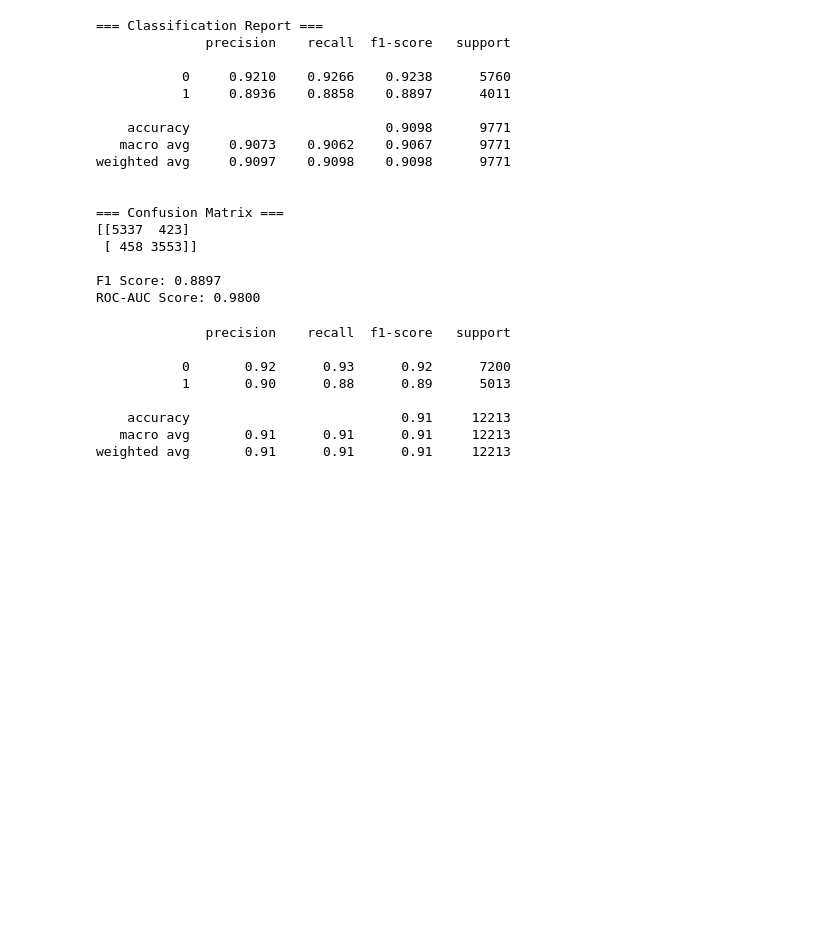
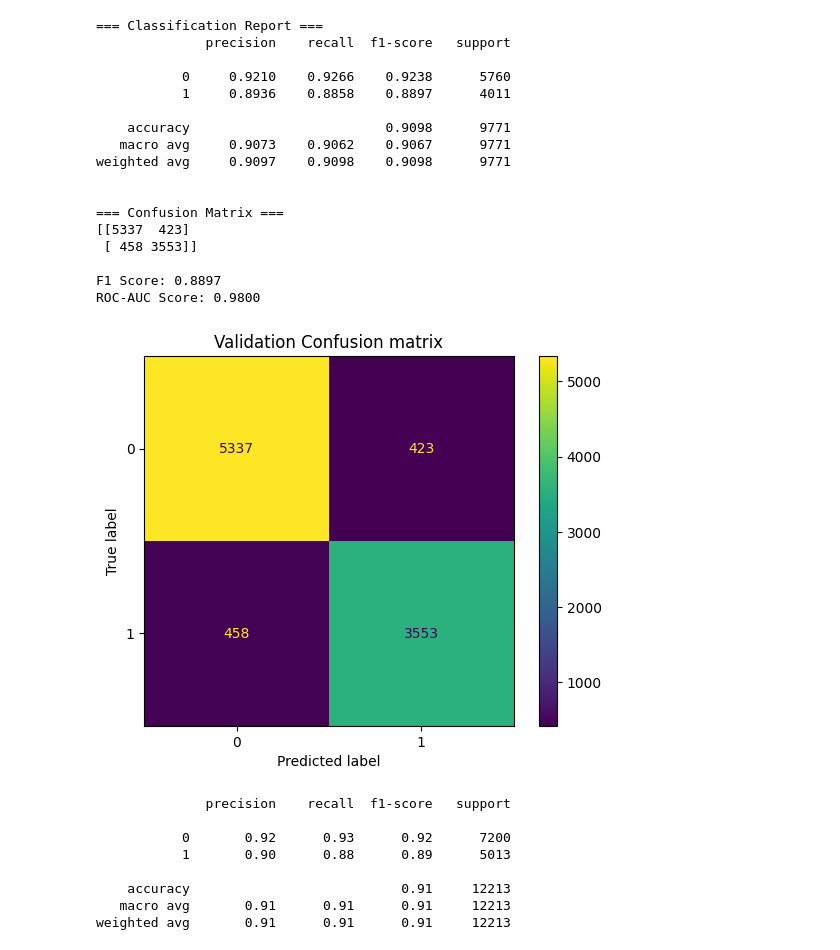
Before and after one commit to bsc-com-ne-14-20/Ai-Augumented-IDS, a Jupyter notebook: src/detection/train1.ipynb, the cells around one changed output. Saved outputs shown, nothing was run; the diff lists cells and outputs as text; code cells hidden in the pictures; blank space fills up the shorter version.

Commit message:
validation changes

```diff
--- a/src/detection/train1.ipynb
+++ b/src/detection/train1.ipynb
@@ -145,6 +145,17 @@ weighted avg     0.9097    0.9098    0.9098      9771
 
 F1 Score: 0.8897
 ROC-AUC Score: 0.9800
+# %%
+from sklearn.metrics import confusion_matrix, ConfusionMatrixDisplay
+
+conf_matrix = confusion_matrix(y_val, y_pred, labels=rf.classes_)
+display = ConfusionMatrixDisplay(confusion_matrix=conf_matrix, display_labels=rf.classes_)
+
+display.plot()
+plt.title("Validation Confusion matrix")
+plt.show()
+# %% [output]
+[figure, added]
 # %%
 X_test = test_df[X.columns]
 y_test = test_df['label'].astype(int)
```
Also changed, not shown: 1 other file.
